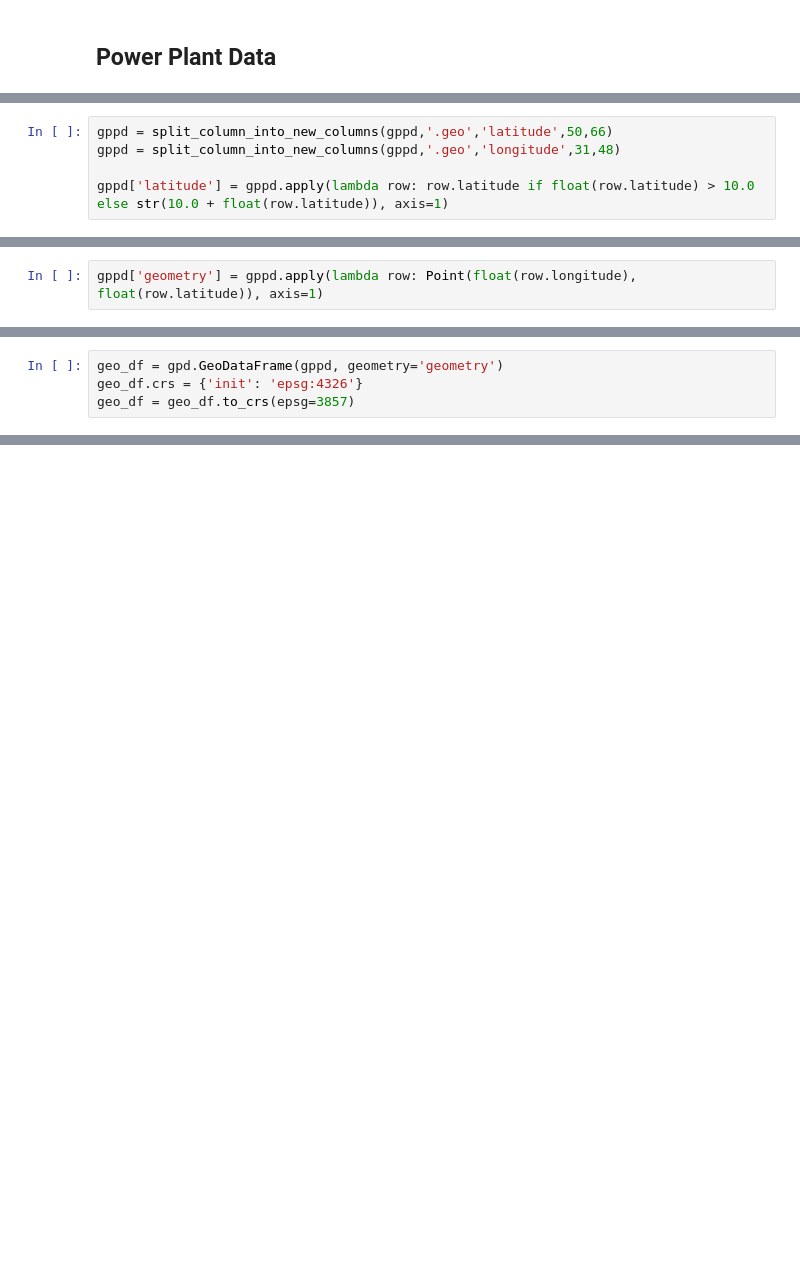
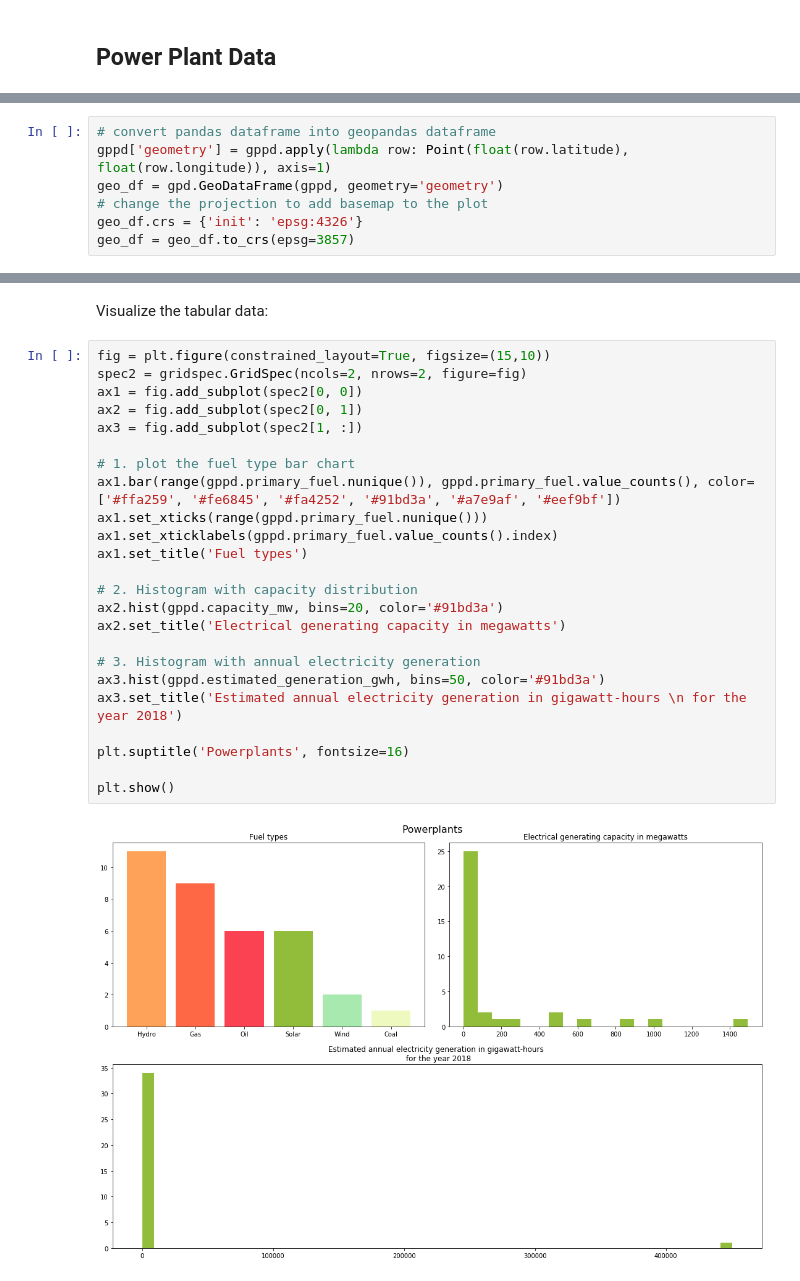
Before and after one commit to Lexie88rus/EF_Analysis, a Jupyter notebook: ef-analysis.ipynb, the cells around one changed output, grey strips where cells are left out. Drawn from its saved outputs; the diff is of its cells as text; blank space fills up the shorter version.

Commit message:
Updated the EF analysis notebook: updated the visualization of powerplant data

```diff
--- a/ef-analysis.ipynb
+++ b/ef-analysis.ipynb
@@ -33,5 +39,0 @@ def split_column_into_new_columns(dataframe,column_to_split,new_column_one,begin
-# %%
-gppd = split_column_into_new_columns(gppd,'.geo','latitude',50,66)
-gppd = split_column_into_new_columns(gppd,'.geo','longitude',31,48)
-
-gppd['latitude'] = gppd.apply(lambda row: row.latitude if float(row.latitude) > 10.0 else str(10.0 + float(row.latitude)), axis=1)
@@ -40,2 +39,0 @@ from shapely.geometry import Point
-# %%
-gppd['geometry'] = gppd.apply(lambda row: Point(float(row.longitude), float(row.latitude)), axis=1)
@@ -44,4 +63,7 @@ import geopandas as gpd
 # %%
+# convert pandas dataframe into geopandas dataframe
+gppd['geometry'] = gppd.apply(lambda row: Point(float(row.latitude), float(row.longitude)), axis=1)
 geo_df = gpd.GeoDataFrame(gppd, geometry='geometry')
+# change the projection to add basemap to the plot
 geo_df.crs = {'init': 'epsg:4326'}
 geo_df = geo_df.to_crs(epsg=3857)
@@ -112,0 +117,28 @@ plant_map
+# %% [markdown]
+Visualize the tabular data:
+# %%
+fig = plt.figure(constrained_layout=True, figsize=(15,10))
+spec2 = gridspec.GridSpec(ncols=2, nrows=2, figure=fig)
+ax1 = fig.add_subplot(spec2[0, 0])
+ax2 = fig.add_subplot(spec2[0, 1])
+ax3 = fig.add_subplot(spec2[1, :])
+
+# 1. plot the fuel type bar chart
+ax1.bar(range(gppd.primary_fuel.nunique()), gppd.primary_fuel.value_counts(), color=['#ffa259', '#fe6845', '#fa4252', '#91bd3a', '#a7e9af', '#eef9bf'])
+ax1.set_xticks(range(gppd.primary_fuel.nunique()))
+ax1.set_xticklabels(gppd.primary_fuel.value_counts().index)
+ax1.set_title('Fuel types')
+
+# 2. Histogram with capacity distribution
+ax2.hist(gppd.capacity_mw, bins=20, color='#91bd3a')
+ax2.set_title('Electrical generating capacity in megawatts')
+
+# 3. Histogram with annual electricity generation
+ax3.hist(gppd.estimated_generation_gwh, bins=50, color='#91bd3a')
+ax3.set_title('Estimated annual electricity generation in gigawatt-hours \n for the year 2018')
+
+plt.suptitle('Powerplants', fontsize=16)
+
+plt.show()
+# %% [output]
+[figure, added]
```
Also changed, not shown: parts of 18 cells of this notebook.
